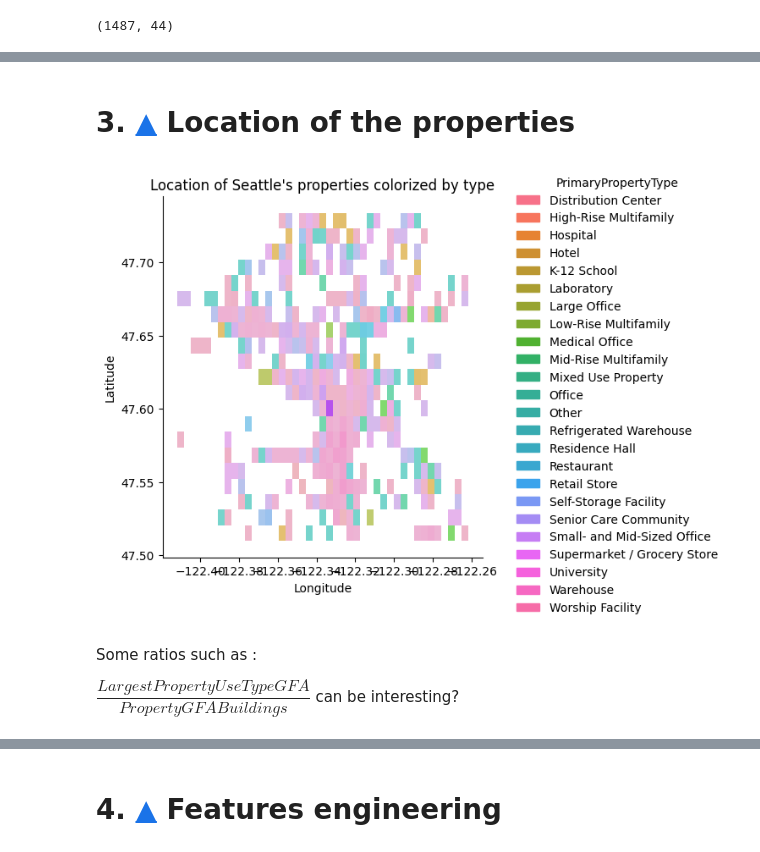
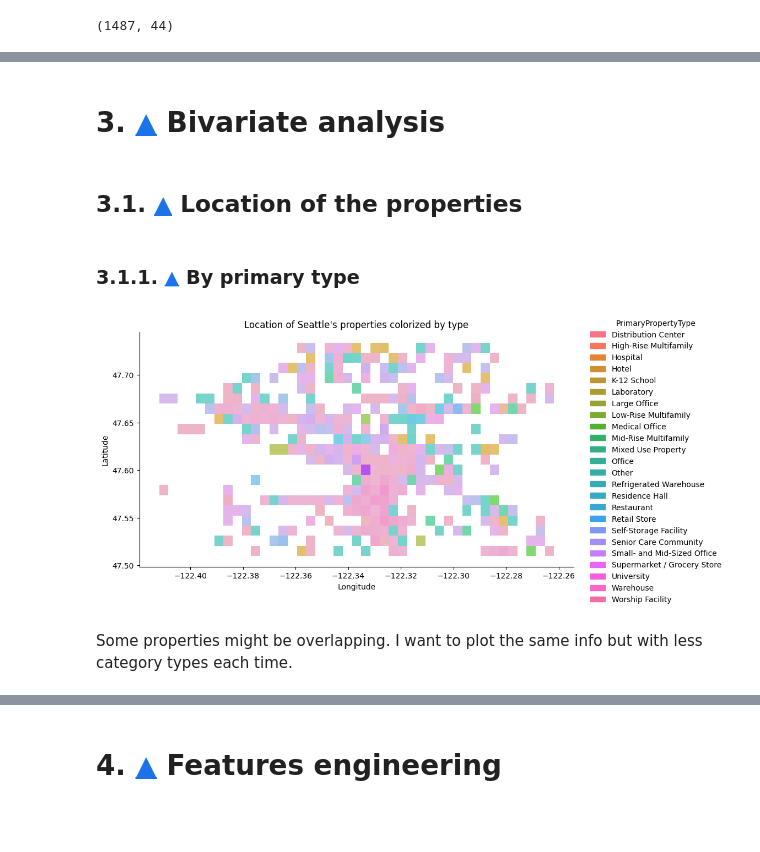
Before and after one commit to JulienfLeBoucher/OC_environmental_predictions, a Jupyter notebook: exploration_notebook.ipynb, the cells around one changed output, grey strips where cells are left out. Cells and saved outputs as stored; diff of their text form; code cells hidden in the pictures; blank space fills up the shorter version.

Commit message:
continued data exploration and started features engineering.

```diff
--- a/exploration_notebook.ipynb
+++ b/exploration_notebook.ipynb
@@ -1014,0 +1255,11 @@ data.shape
+# %%
+# Observing if the information is redondant.
+ft = 'Electricity(kWh)'
+ft2 = 'Electricity(kBtu)'
+sns.jointplot(data=data, x=ft, y=ft2)
+plt.show()
+
+# Computing Pearsons coefficient
+from scipy.stats import pearsonr
+corr, _ = pearsonr(data[ft], data[ft2])
+print('Pearsons correlation: %.5f' % corr)
@@ -1014,0 +1271,3 @@ data.shape
+# %%
+data = data.drop(ft, axis='columns')
+data.shape
@@ -1014,0 +1296,11 @@ data.shape
+# %%
+# Observing if the information is redondant.
+ft = 'NaturalGas(therms)'
+ft2 = 'NaturalGas(kBtu)'
+sns.jointplot(data=data, x=ft, y=ft2)
+plt.show()
+
+# Computing Pearsons coefficient
+from scipy.stats import pearsonr
+corr, _ = pearsonr(data[ft], data[ft2])
+print('Pearsons correlation: %.5f' % corr)
@@ -1014,0 +1312,3 @@ data.shape
+# %%
+data = data.drop(ft, axis='columns')
+data.shape
@@ -1015,12 +1407,15 @@ data.shape
+# %% [markdown]
+# 3.  [&#9650;](#toc0_) <a id='toc3_'></a>Bivariate analysis
 # %% [markdown]
-# 3.  [&#9650;](#toc0_) <a id='toc3_'></a>Location of the properties
+## 3.1.  [&#9650;](#toc0_) <a id='toc3_1_'></a>Location of the properties
+# %% [markdown]
+### 3.1.1.  [&#9650;](#toc0_) <a id='toc3_1_1_'></a>By primary type
 # %%
-sns.displot(data=data, y='Latitude', x='Longitude', hue='PrimaryPropertyType')
+sns.displot(data=data, x='Longitude', y='Latitude',
+            hue='PrimaryPropertyType', aspect=1.8)
 plt.title("Location of Seattle's properties colorized by type")
 plt.show()
 # %% [output]
-[figure, old version]
+[figure, new version]
-# %% [markdown]
-Some ratios such as :
-
-$\dfrac{LargestPropertyUseTypeGFA}{PropertyGFABuildings}$ can be interesting?
+# %% [markdown]
+Some properties might be overlapping. I want to plot the same info but with less category types each time.
```
Also changed, not shown: parts of 113 cells of this notebook.
